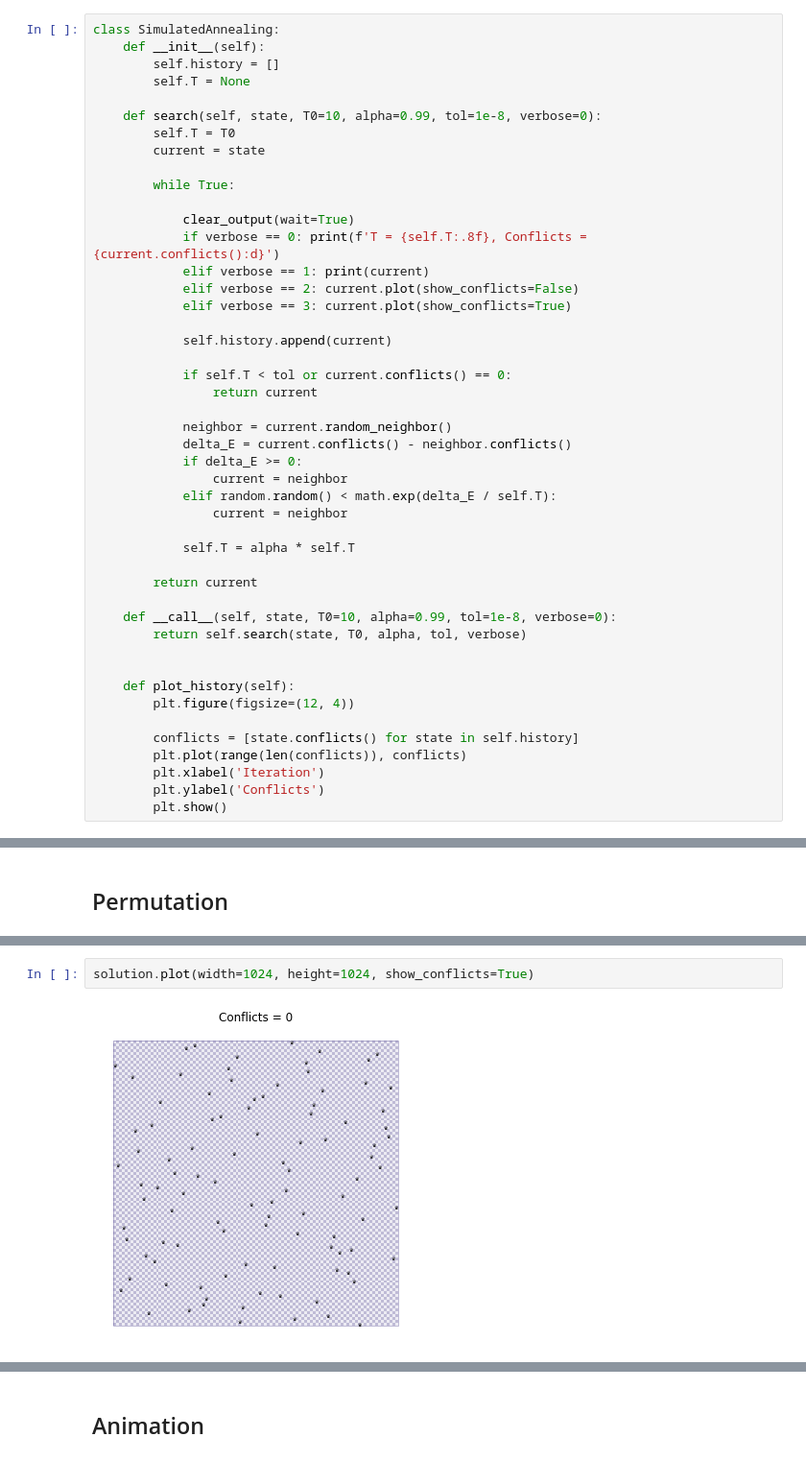
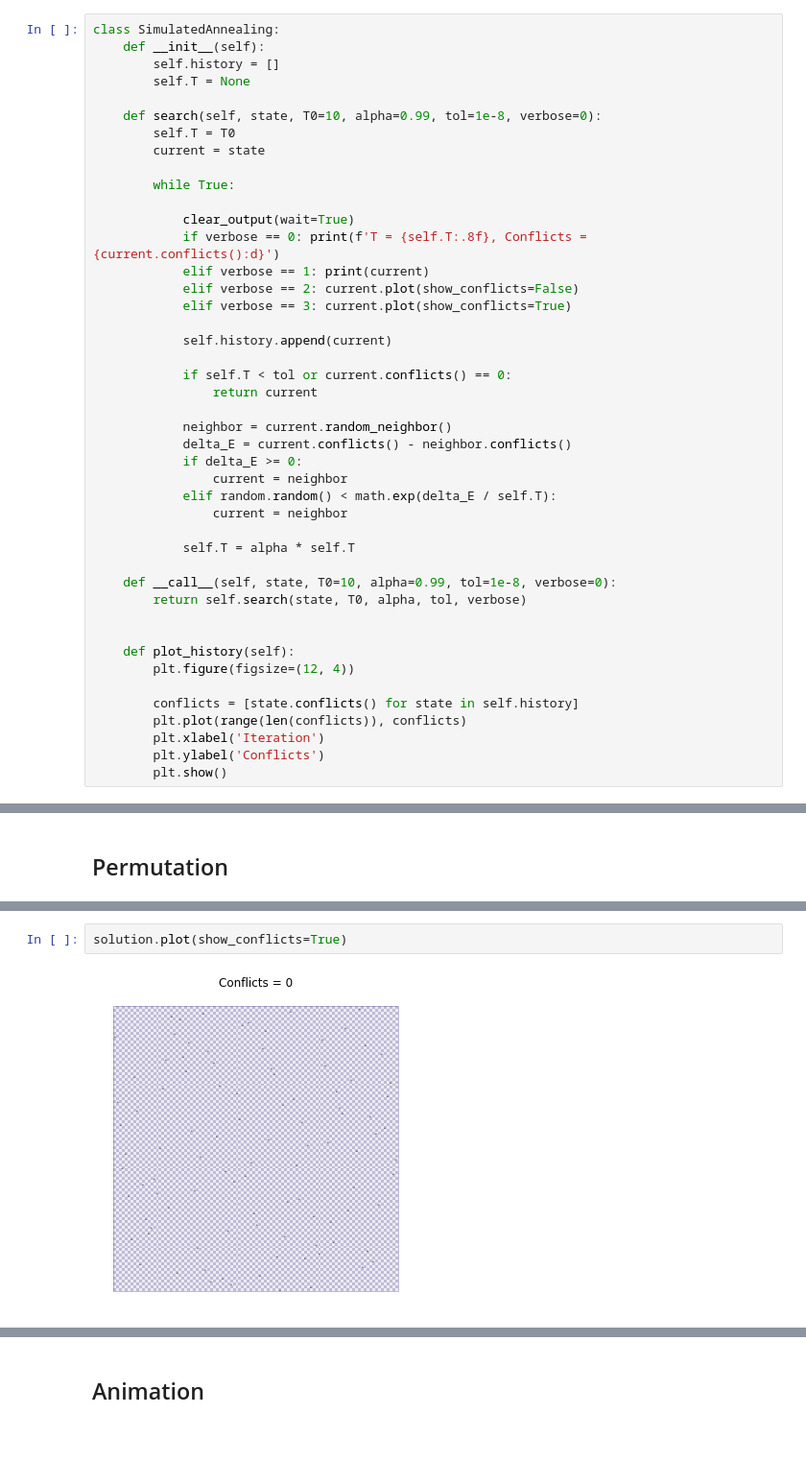
Before and after one commit to snrazavi/AI-Programming-using-Python, a Jupyter notebook: Search/08-Local_Search_SimulatedAnnealing.ipynb, the cells around one changed output, grey strips where cells are left out. Shown at 96% size. Saved outputs shown, nothing was run; the diff lists cells and outputs as text.

```diff
--- a/Search/08-Local_Search_SimulatedAnnealing.ipynb
+++ b/Search/08-Local_Search_SimulatedAnnealing.ipynb
@@ -89,8 +89,6 @@ class SimulatedAnnealing:
 
             self.T = alpha * self.T
 
-        return current
-
     def __call__(self, state, T0=10, alpha=0.99, tol=1e-8, verbose=0):
         return self.search(state, T0, alpha, tol, verbose)
 
@@ -156,7 +154,7 @@ NotebookApp.rate_limit_window=3.0 (secs)
 # %%
-solution.plot(width=1024, height=1024, show_conflicts=True)
+solution.plot(show_conflicts=True)
 # %% [output]
-[figure, old version]
+[figure, new version]
 # %%
 sa.plot_history()
 # %% [output]
```
Also changed, not shown: parts of 15 cells of this notebook, 6 other files.
